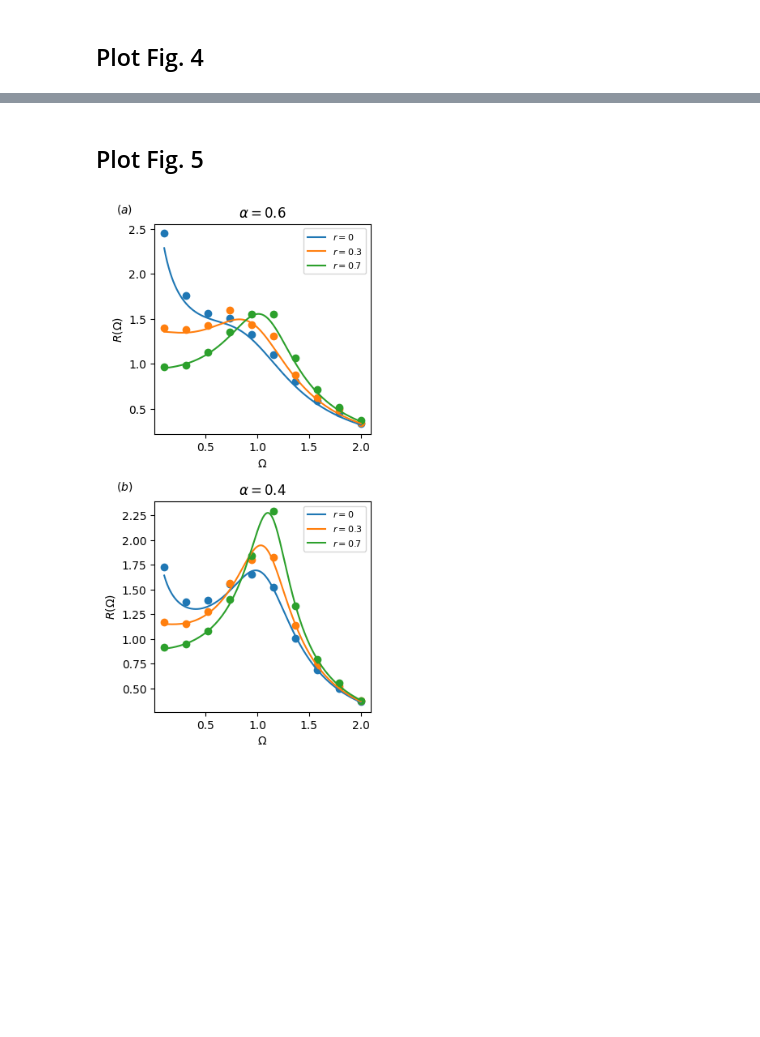
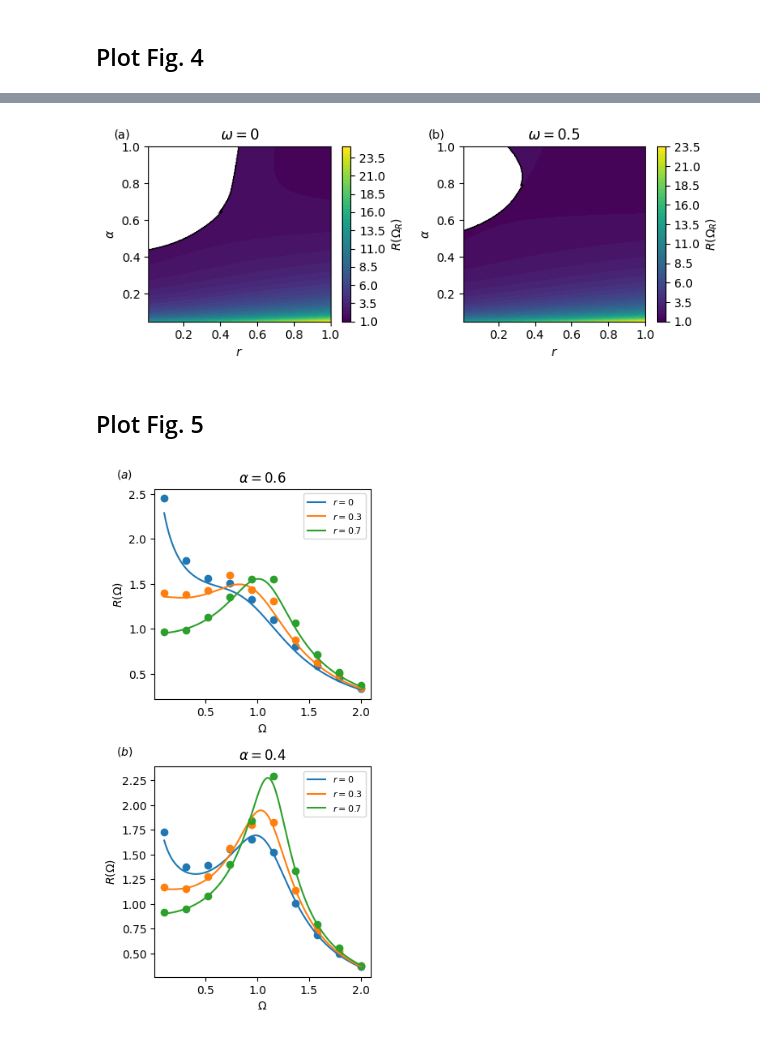
Before and after one commit to pero-jolak/generalized-langevin-equation, a Jupyter notebook: plot_figures.ipynb, the cells around one changed output, grey strips where cells are left out. Cells and saved outputs as stored; diff of their text form; code cells hidden in the pictures; blank space fills up the shorter version.

```diff
--- a/plot_figures.ipynb
+++ b/plot_figures.ipynb
@@ -333,3 +355,75 @@ fig.savefig("fig_2phase_diagrams.pdf", bbox_inches='tight')
+# %%
+Rgrid, Agrid = np.meshgrid(r_values, alpha_values)
+
+fig, (ax1, ax2) = plt.subplots(1, 2, figsize=(7.5, 3))
+
+
+masked_func1 = np.ma.masked_where(mask1, func1)
+
+cf1 = ax1.contourf(
+    r_values,
+    alpha_values,
+    masked_func1,
+    levels=50,
+    cmap="viridis",
+)
+fig.colorbar(cf1, ax=ax1, label=r"$R(\Omega_R)$")
+
+
+sep1 = ax1.contour(
+    r_values,
+    alpha_values,
+    mask1.astype(float),
+    levels=[0.1],
+    colors="k",
+    linewidths=1.0,
+)
+
+
+ax1.set_xlabel(r"$r$")
+ax1.set_ylabel(r"$\alpha$")
+ax1.set_title(r"$\omega = 0$")
+
+
+masked_func2 = np.ma.masked_where(mask2, func2)
+
+cf2 = ax2.contourf(
+    r_values,
+    alpha_values,
+    masked_func2,
+    levels=50,
+    cmap="viridis",
+)
+
+fig.colorbar(cf2, ax=ax2, label=r"$R(\Omega_R)$")
+
+sep2 = ax2.contour(
+    r_values,
+    alpha_values,
+    mask2.astype(float),
+    levels=[0.1],
+    colors="k",
+    linewidths=1.0,
+)
+
+ax2.set_xlabel(r"$r$")
+ax2.set_ylabel(r"$\alpha$")
+ax2.set_title(r"$\omega = 0.5$")
+
+fig.tight_layout()
+
+axs  = [ax1, ax2]
+labels = ["(a)", "(b)"]
+for i, ax in enumerate(axs):
+    ax.text(
+        -0.1, 1.1, labels[i], transform=ax.transAxes,
+        fontsize=10, va="top", ha="right"
+    )
+
+plt.show()
+fig.savefig("fig_2phase_diagrams.pdf", bbox_inches='tight')
+# %% [output]
+[figure, added]
 # %% [markdown]
 ## Plot Fig. 5
 # %%
```
Also changed, not shown: parts of 22 cells of this notebook.
